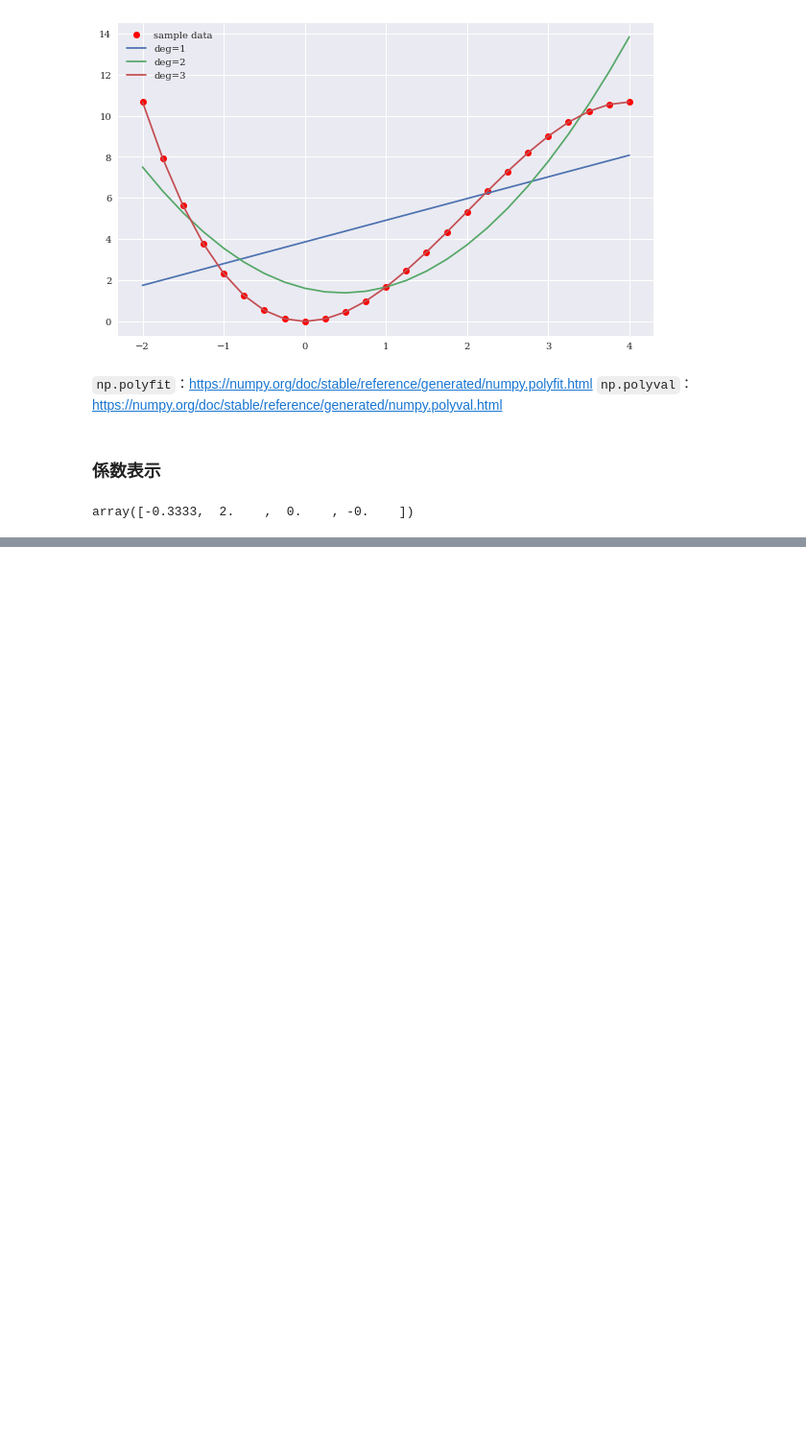
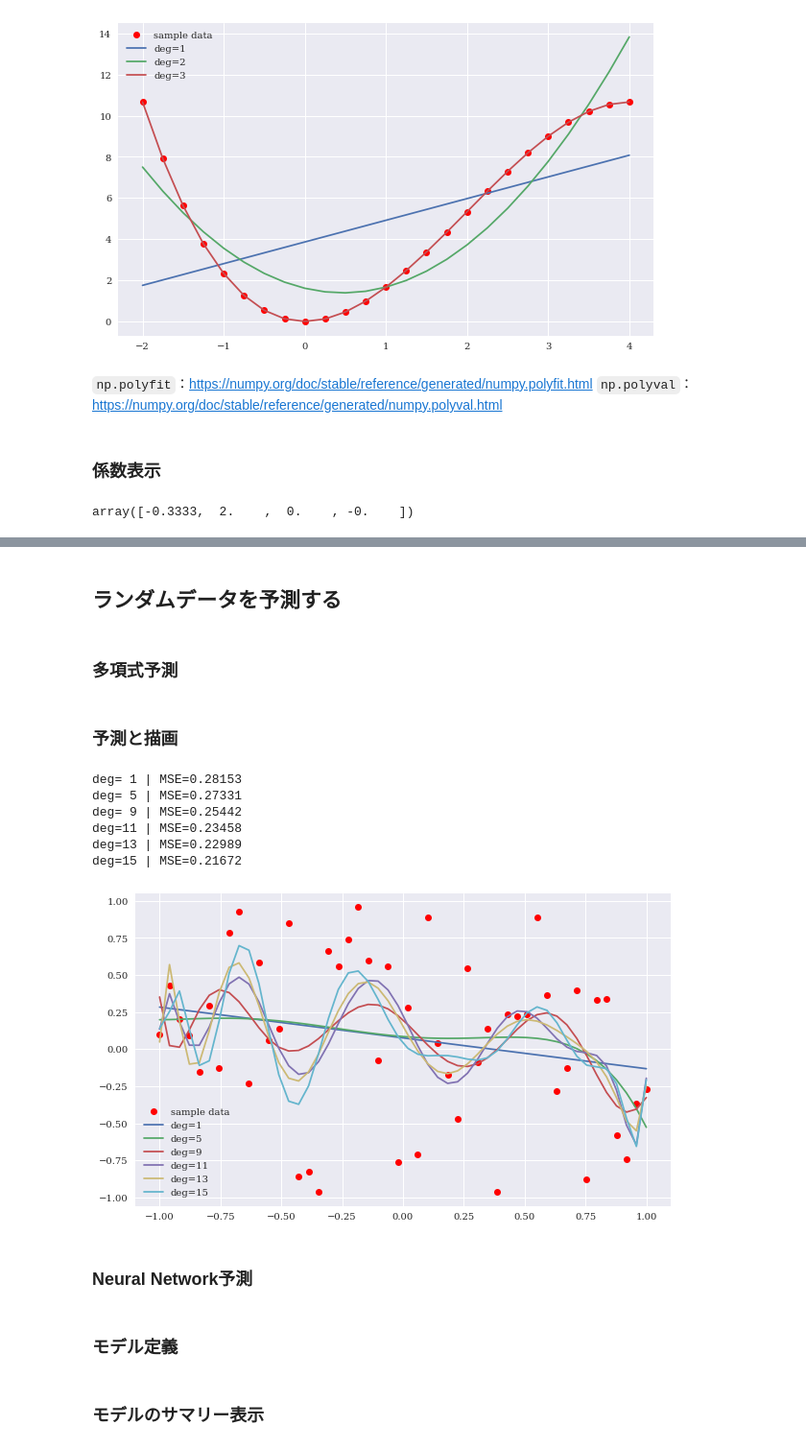
Before and after one commit to ogahmmac/aiif, a Jupyter notebook: code/ogahm_01_artificial_intelligence.ipynb, the cells around one changed output, grey strips where cells are left out. Shown: that part at 96% size. Saved outputs shown, nothing was run; the diff lists cells and outputs as text; code cells hidden in the pictures; blank space fills up the shorter version.

```diff
--- a/code/ogahm_01_artificial_intelligence.ipynb
+++ b/code/ogahm_01_artificial_intelligence.ipynb
@@ -255,0 +373,42 @@ array([-0.3333,  2.    ,  0.    , -0.    ])
+# %% [markdown]
+## ランダムデータを予測する
+# %% [markdown]
+### 多項式予測
+# %%
+np.random.seed(0)
+x = np.linspace(-1,
+                1)
+y = np.random.random(len(x)) * 2 - 1
+# %% [markdown]
+### 予測と描画
+# %%
+plt.figure(figsize=(10, 6))
+plt.plot(x,
+         y,
+         'ro',
+         label='sample data')
+for deg in [1, 5, 9, 11, 13, 15]:
+    reg = np.polyfit(x,
+                     y,
+                     deg=deg)
+    y_ = np.polyval(reg,
+                    x)
+    MSE = ((y - y_) ** 2).mean()
+    print(f'deg={deg:2d} | MSE={MSE:.5f}')
+    plt.plot(x,
+             np.polyval(reg,
+                        x),
+             label=f'deg={deg}')
+plt.legend();
+# %% [output]
+deg= 1 | MSE=0.28153
+deg= 5 | MSE=0.27331
+deg= 9 | MSE=0.25442
+deg=11 | MSE=0.23458
+deg=13 | MSE=0.22989
+deg=15 | MSE=0.21672
+[figure, added]
+# %% [markdown]
+### Neural Network予測
+# %% [markdown]
+### モデル定義
@@ -255,0 +427,2 @@ array([-0.3333,  2.    ,  0.    , -0.    ])
+# %% [markdown]
+### モデルのサマリー表示
```
Also changed, not shown: parts of 114 cells of this notebook.
